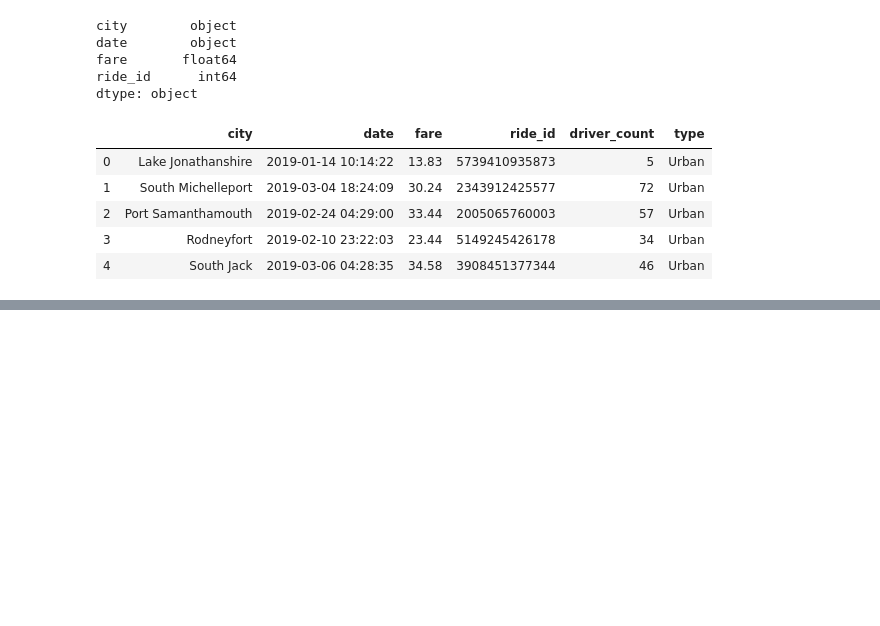
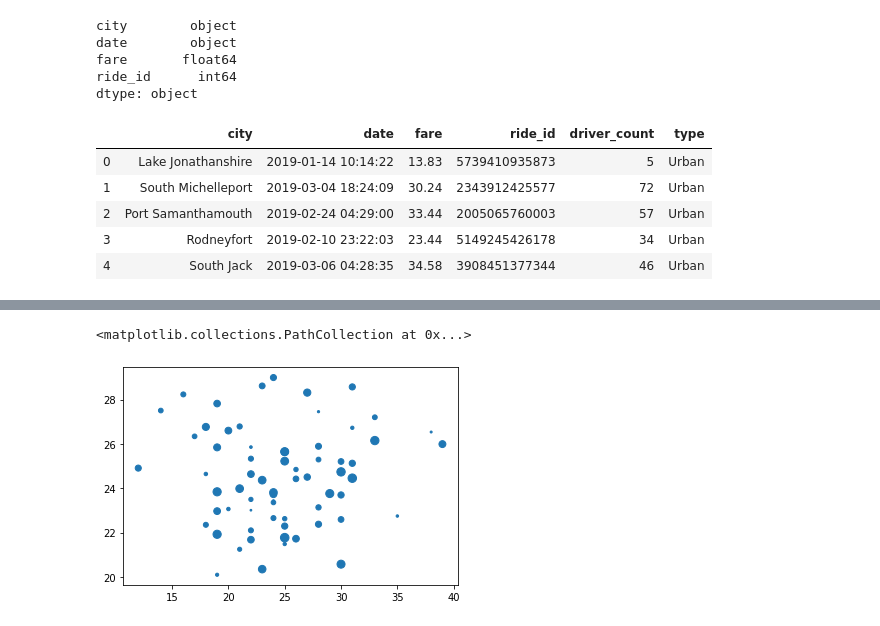
Before and after one commit to CLAMONT73/PyBer_Analysis, a Jupyter notebook: PyBer.ipynb, the cells around one changed output, grey strips where cells are left out. Cells and saved outputs as stored; diff of their text form; code cells hidden in the pictures; blank space fills up the shorter version.

```diff
--- a/PyBer.ipynb
+++ b/PyBer.ipynb
@@ -159,3 +159,13 @@ pyber_data_df.head()
 | 2 | Port Samanthamouth | 2019-02-24 04:29:00 | 33.44 | 2005065760003 | 57 | Urban |
 | 3 | Rodneyfort | 2019-02-10 23:22:03 | 23.44 | 5149245426178 | 34 | Urban |
 | 4 | South Jack | 2019-03-06 04:28:35 | 34.58 | 3908451377344 | 46 | Urban |
+# %%
+# Create a bubble chart or scatter plot. NOTE: Create DataFrames for each "type" first.
+
+driver_count_type = city_data_df.groupby(['type'])['driver_count'].sum
+
+urban_cities_df = pyber_data_df[pyber_data_df["type"] == "Urban"]
+
+suburban_cities_df = pyber_data_df[pyber_data_df["type"] == "Suburban"]
+
+rural_cities_df = pyber_data_df[pyber_data_df["type"] == "Rural"]
@@ -161,0 +181,6 @@ pyber_data_df.head()
+# %%
+# Get the number of rides for each city type.
+
+urban_ride_count = urban_cities_df.groupby(["city"]).count()["ride_id"]
+
+urban_ride_count.head()
@@ -161,0 +219,6 @@ pyber_data_df.head()
+# %%
+# Get the average fare for each city type.
+
+urban_avg_fare = urban_cities_df.groupby(["city"]).mean()["fare"]
+
+urban_avg_fare.head()
@@ -161,0 +257,6 @@ pyber_data_df.head()
+# %%
+# Get the average number of drivers for each city type.
+
+urban_driver_count = urban_cities_df.groupby(["city"]).mean()["driver_count"]
+
+urban_driver_count.head()
@@ -161,0 +295,9 @@ pyber_data_df.head()
+# %%
+# Create the Urban Cities bubble chart or scatter plot. Make markers' size correlate with driver_count.
+
+plt.scatter(urban_ride_count,
+            urban_avg_fare,
+            s=urban_driver_count)
+# %% [output]
+<matplotlib.collections.PathCollection at 0x...>
+[figure, added]
```
Also changed, not shown: parts of 15 cells of this notebook, 1 other file.
